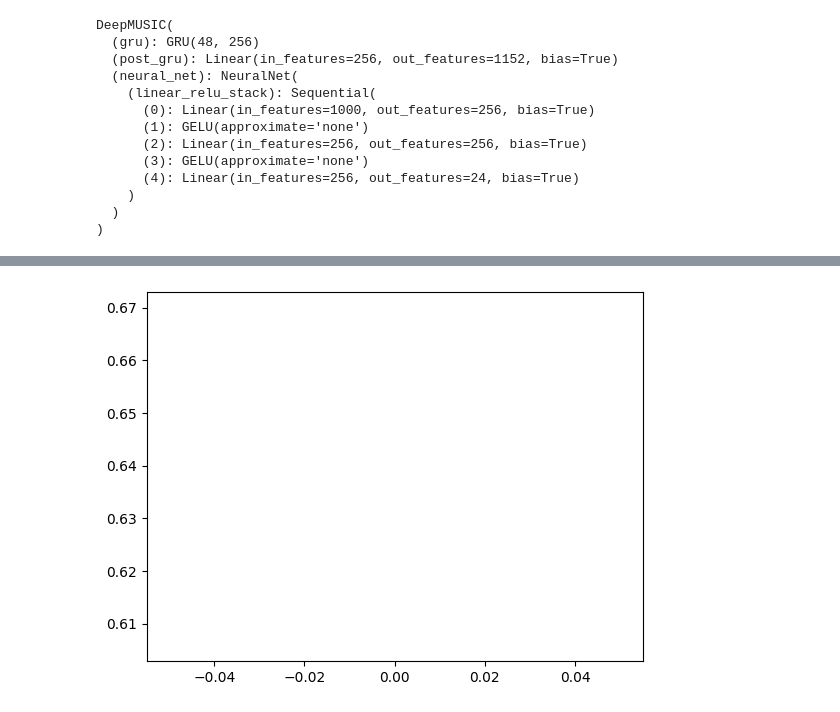
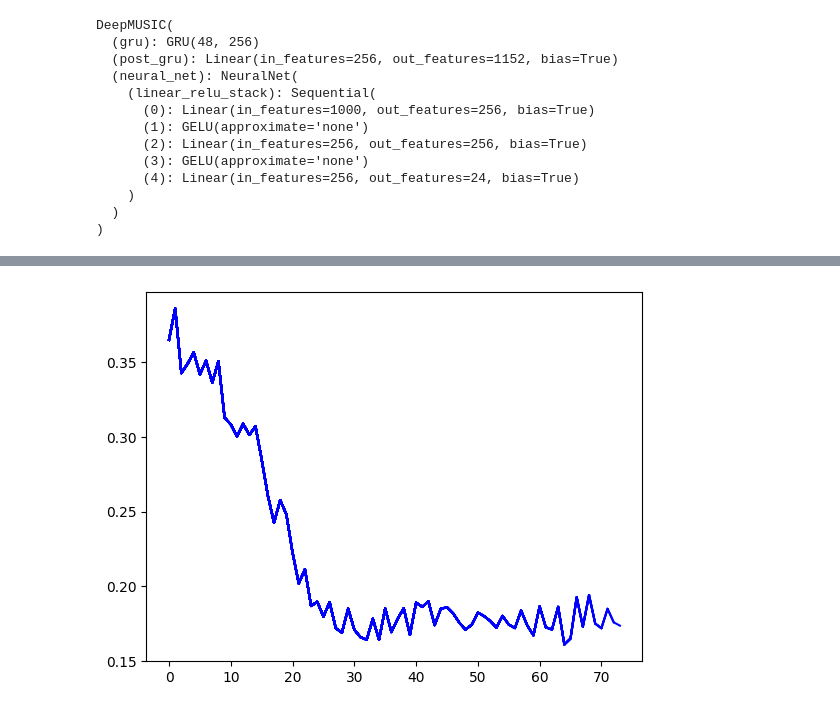
Before and after one commit to MichelDucartier/music_doa, a Jupyter notebook: MUSIC_ML_stuff.ipynb, the cells around one changed output, grey strips where cells are left out. Drawn from its saved outputs; the diff is of its cells as text; code cells hidden in the pictures.

```diff
--- a/MUSIC_ML_stuff.ipynb
+++ b/MUSIC_ML_stuff.ipynb
@@ -88,3 +97,10 @@ DeepMUSIC(
     )
   )
 )
+# %%
+filename = "/content/music_doa/data/m8/d5_l200_snr10_10k_c.h5"
+
+with h5py.File(filename, "r") as f:
+    print("Keys: %s" % f.keys())
+    data_input = list(f[list(f.keys())[0]])
+    data_output = list(f[list(f.keys())[1]])
@@ -91,68 +113,54 @@ DeepMUSIC(
 # %%
 from IPython.display import clear_output
 from torch.nn import MSELoss, CrossEntropyLoss
 from scipy.signal import hilbert
 
 CHECKPOINTS_PATH = "checkpoints/"
 Path(CHECKPOINTS_PATH).mkdir(parents=True, exist_ok=True)
 
 optimizer = optim.Adam(model.parameters(), lr=1e-4)
 criterion = rmspe_loss
 # criterion = CrossEntropyLoss()
 
 plt.ion()
 X = []
 Y = []
 
-batch_size = 16
+batch_size = 32
 
-for split in range(n_splits):  # loop over the dataset multiple times
-    ds = load_from_disk(f"res/train/split{split}/dataset").to_iterable_dataset().with_format("torch")
+ds = data
+running_loss = []
+optimizer.zero_grad()
 
-    running_loss = []
-    optimizer.zero_grad()
-
-    for i, data in enumerate(ds):
-        audio = torch.tensor(hilbert(data["audio"]), dtype=torch.cfloat).to(device)
-        n_sources = data["n_sources"]
-        doas = (data["doas"].to(device) / 180) * np.pi
-
-        # zero the parameter gradients
-
-        # forward + backward + optimize
-        estimated_doas, _ = model(audio, n_sources)
-
-        # estimated_n_sources_vec = classifier(audio).flatten()
-        # n_sources_vec = (torch.arange(conf["max_sources"]) == n_sources-1).type(torch.float).to(device)
-
-        # loss = criterion(estimated_n_sources_vec, n_sources_vec)
-        loss = criterion(estimated_doas, doas, n_sources)
-        loss.backward()
-
-        if (i+1) % batch_size == 0:
-          optimizer.step()
-          optimizer.zero_grad()
-
-          # Update plot
-          X.append(0 if len(X) == 0 else X[-1]+1)
-          Y.append(np.mean(running_loss))
-          plt.plot(X, Y, color='b')
-          clear_output(wait=True)
-          display(plt.gcf())
-          running_loss = []
-
-        running_loss.append(loss.item())
+for i, (audio, doas) in enumerate(zip(data_input, data_output)):
+    audio = torch.tensor(audio).to(device)
+    doas = torch.tensor(doas).to(device)
+    n_sources = len(doas)
 
 
+    # forward + backward + optimize
+    estimated_doas, _ = model(audio, n_sources)
 
-        # if i % 50 == 0:
-        #   torch.save({
-        #       'split': split,
-        #       'model_state_dict': model.state_dict(),
-        #       'optimizer_state_dict': optimizer.state_dict(),
-        #       'loss': running_loss,
-        #       }, os.path.join(CHECKPOINTS_PATH, f"model-checkpoint-{split}-{i}.pt"))
+    loss = criterion(estimated_doas, doas, n_sources)
+    loss.backward()
+
+    if (i+1) % batch_size == 0:
+      optimizer.step()
+      optimizer.zero_grad()
+
+      # Update plot
+      X.append(0 if len(X) == 0 else X[-1]+1)
+      Y.append(np.mean(running_loss))
+      plt.plot(X, Y, color='b')
+      clear_output(wait=True)
+      display(plt.gcf())
+      running_loss = []
+
+    running_loss.append(loss.item())
+
+    if i % 100 == 0:
+      torch.save(model.state_dict(), os.path.join(CHECKPOINTS_PATH, f"model-checkpoint-{i}.pt"))
 
 print('Finished Training')
 # %% [output]
-[figure, old version]
+[figure, new version]
```
Also changed, not shown: parts of 13 cells of this notebook, 2 other files.
